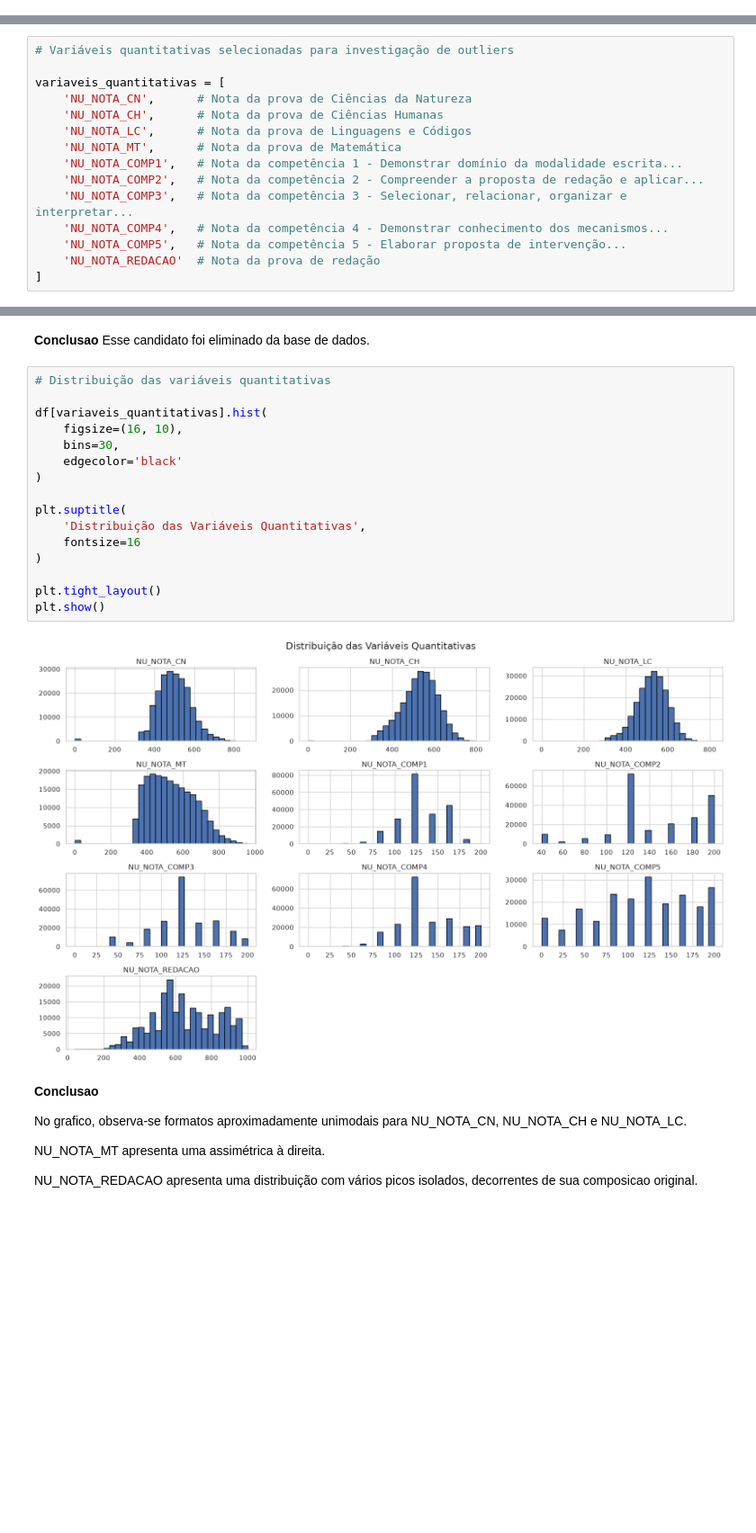
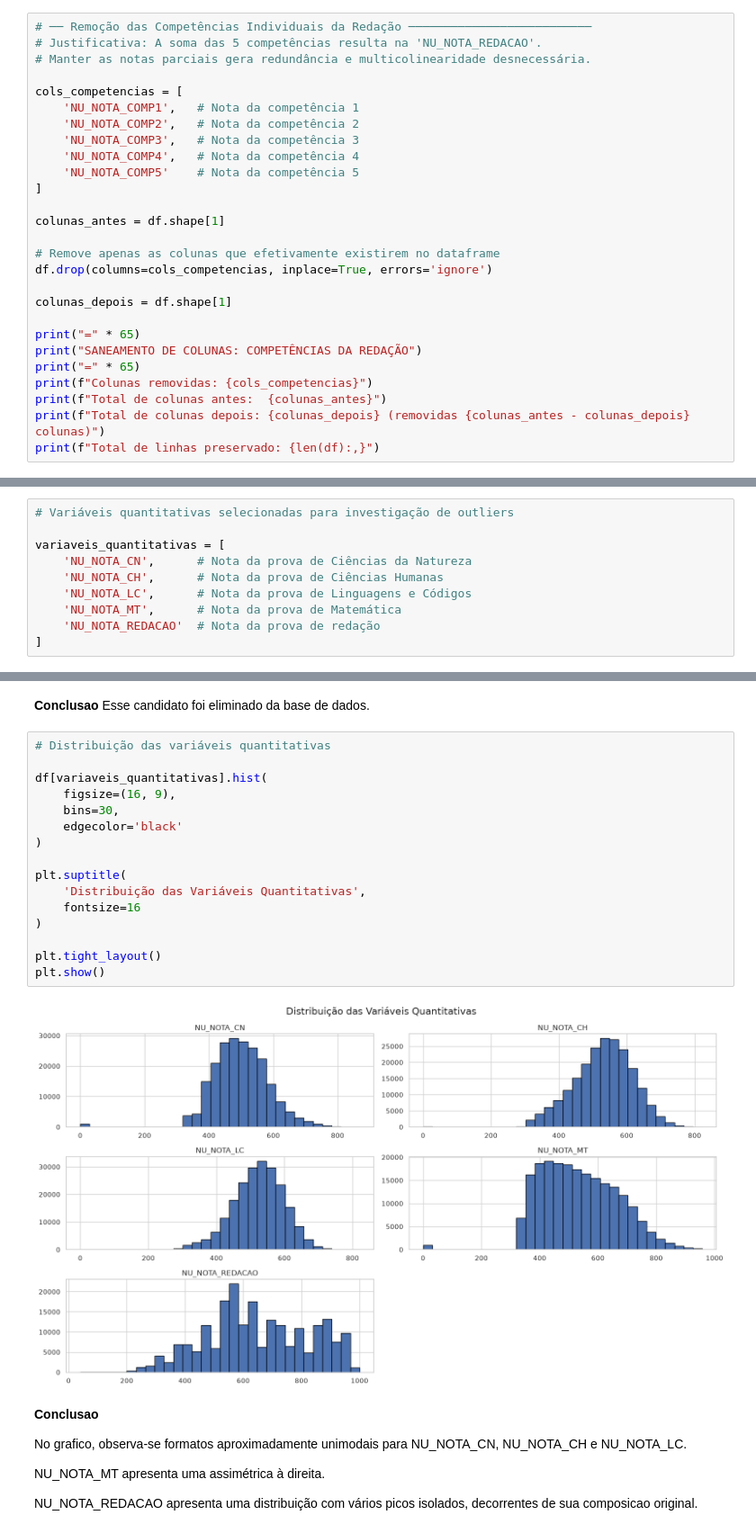
Before and after one commit to Prof-Saulo-Santos/mba-tcc-enem, a Jupyter notebook: notebooks/02_eda.ipynb, the cells around one changed output, grey strips where cells are left out. Shown at 90% size. Saved outputs shown, nothing was run; the diff lists cells and outputs as text; blank space fills up the shorter version.

```diff
--- a/notebooks/02_eda.ipynb
+++ b/notebooks/02_eda.ipynb
@@ -1097,0 +1131,27 @@ A investigação de outliers não implica, neste momento, a exclusão de nenhum
+# %%
+# ── Remoção das Competências Individuais da Redação ──────────────────────────
+# Justificativa: A soma das 5 competências resulta na 'NU_NOTA_REDACAO'.
+# Manter as notas parciais gera redundância e multicolinearidade desnecessária.
+
+cols_competencias = [
+    'NU_NOTA_COMP1',   # Nota da competência 1
+    'NU_NOTA_COMP2',   # Nota da competência 2
+    'NU_NOTA_COMP3',   # Nota da competência 3
+    'NU_NOTA_COMP4',   # Nota da competência 4
+    'NU_NOTA_COMP5'    # Nota da competência 5
+]
+
+colunas_antes = df.shape[1]
+
+# Remove apenas as colunas que efetivamente existirem no dataframe
+df.drop(columns=cols_competencias, inplace=True, errors='ignore')
+
+colunas_depois = df.shape[1]
+
+print("=" * 65)
+print("SANEAMENTO DE COLUNAS: COMPETÊNCIAS DA REDAÇÃO")
+print("=" * 65)
+print(f"Colunas removidas: {cols_competencias}")
+print(f"Total de colunas antes:  {colunas_antes}")
+print(f"Total de colunas depois: {colunas_depois} (removidas {colunas_antes - colunas_depois} colunas)")
+print(f"Total de linhas preservado: {len(df):,}")
@@ -1103,11 +1171,6 @@ variaveis_quantitativas = [
     'NU_NOTA_CH',      # Nota da prova de Ciências Humanas
     'NU_NOTA_LC',      # Nota da prova de Linguagens e Códigos
     'NU_NOTA_MT',      # Nota da prova de Matemática
-    'NU_NOTA_COMP1',   # Nota da competência 1 - Demonstrar domínio da modalidade escrita...
-    'NU_NOTA_COMP2',   # Nota da competência 2 - Compreender a proposta de redação e aplicar...
-    'NU_NOTA_COMP3',   # Nota da competência 3 - Selecionar, relacionar, organizar e interpretar...
-    'NU_NOTA_COMP4',   # Nota da competência 4 - Demonstrar conhecimento dos mecanismos...
-    'NU_NOTA_COMP5',   # Nota da competência 5 - Elaborar proposta de intervenção...
     'NU_NOTA_REDACAO'  # Nota da prova de redação
 ]
 # %% [markdown]
@@ -1204,21 +1261,21 @@ Esse candidato foi eliminado da base de dados.
 # %%
 # Distribuição das variáveis quantitativas
 
 df[variaveis_quantitativas].hist(
-    figsize=(16, 10),
+    figsize=(16, 9),
     bins=30,
     edgecolor='black'
 )
 
 plt.suptitle(
     'Distribuição das Variáveis Quantitativas',
     fontsize=16
 )
 
 plt.tight_layout()
 plt.show()
 # %% [output]
-[figure, old version]
+[figure, new version]
 # %% [markdown]
 **Conclusao**
 
```
Also changed, not shown: parts of 23 cells of this notebook, 5 other files.
